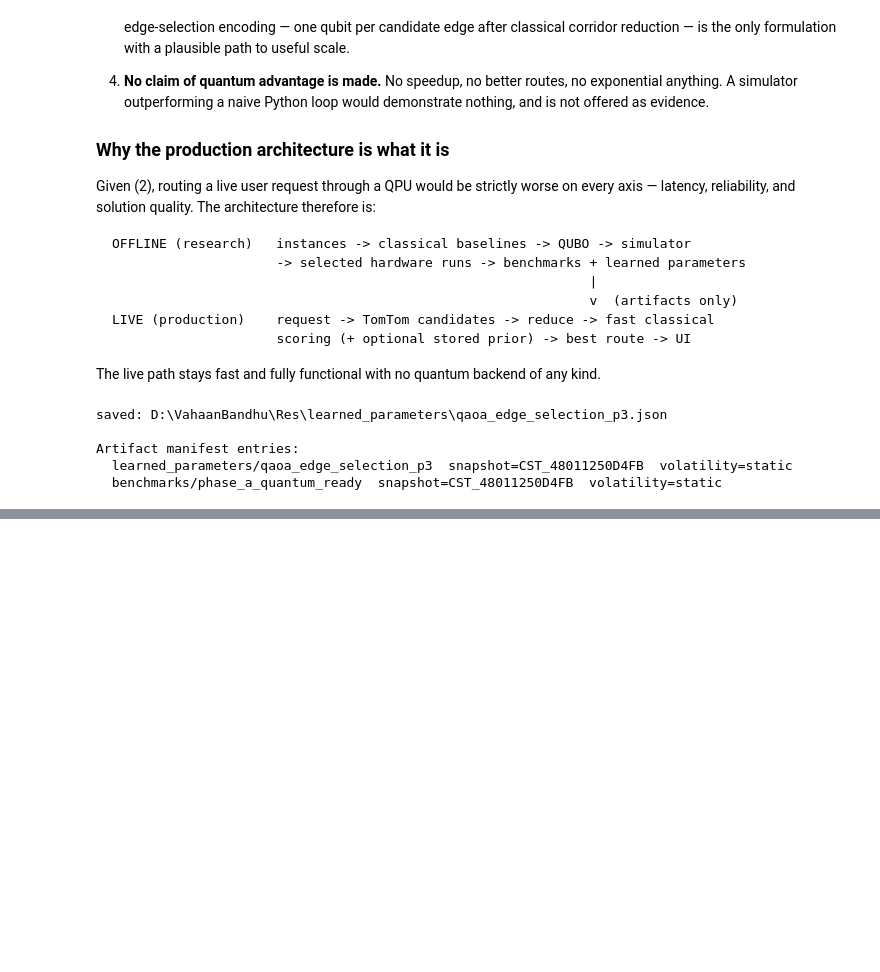
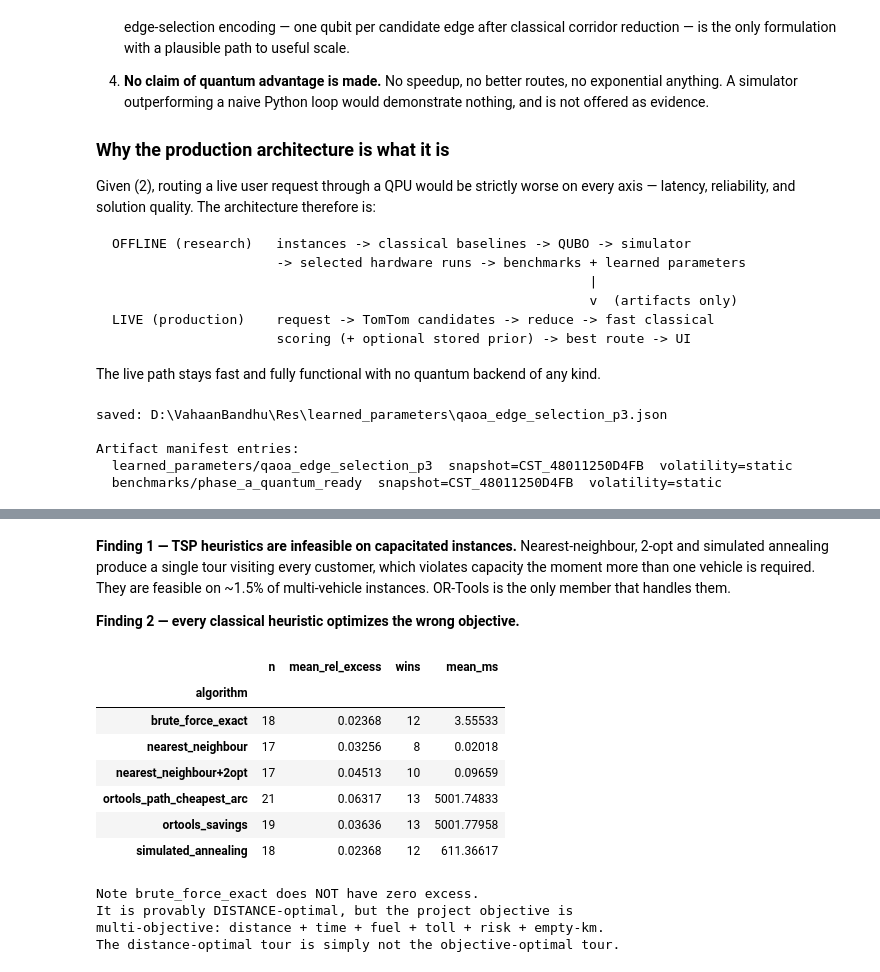
Before and after one commit to Niranjan1Praveen/VahaanBandhu, a Jupyter notebook: Research/route_optimization_classical_quantum.ipynb, the cells around one changed output, grey strips where cells are left out. Cells and saved outputs as stored; diff of their text form; code cells hidden in the pictures; blank space fills up the shorter version.

```diff
--- a/Research/route_optimization_classical_quantum.ipynb
+++ b/Research/route_optimization_classical_quantum.ipynb
@@ -916,0 +940,11 @@ Artifact manifest entries:
+# %%
+import pandas as pd, numpy as np, json
+pd.set_option("display.width", 220)
+
+survey = pd.read_csv(C.RES/"benchmarks"/"classical_survey.csv")
+print(f"{len(survey)} rows over {survey.instance_id.nunique()} instances")
+
+survey["multi"] = survey.n_vehicles > 1
+print("\nFEASIBILITY by solver and vehicle count:")
+display(pd.crosstab(survey.algorithm, survey.multi,
+                    values=survey.feasible, aggfunc="mean").round(3))
@@ -916,0 +963,34 @@ Artifact manifest entries:
+# %% [markdown]
+**Finding 1 — TSP heuristics are infeasible on capacitated instances.**
+Nearest-neighbour, 2-opt and simulated annealing produce a single tour visiting
+every customer, which violates capacity the moment more than one vehicle is
+required. They are feasible on ~1.5% of multi-vehicle instances. OR-Tools is the
+only member that handles them.
+
+**Finding 2 — every classical heuristic optimizes the wrong objective.**
+# %%
+sv = survey[(~survey.multi) & (survey.feasible)].copy()
+best = sv.groupby("instance_id").objective.min().rename("b")
+sv = sv.join(best, on="instance_id")
+sv["rel_excess"] = (sv.objective - sv.b) / sv.b
+display(sv.groupby("algorithm").agg(
+    n=("instance_id","nunique"), mean_rel_excess=("rel_excess","mean"),
+    wins=("rel_excess", lambda s: int((s < 1e-9).sum())),
+    mean_ms=("runtime_ms","mean")).round(5))
+print("\nNote brute_force_exact does NOT have zero excess.")
+print("It is provably DISTANCE-optimal, but the project objective is")
+print("multi-objective: distance + time + fuel + toll + risk + empty-km.")
+print("The distance-optimal tour is simply not the objective-optimal tour.")
+# %% [output]
+|  | n | mean_rel_excess | wins | mean_ms |
+| algorithm |  |  |  |  |
+| brute_force_exact | 18 | 0.02368 | 12 | 3.55533 |
+| nearest_neighbour | 17 | 0.03256 | 8 | 0.02018 |
+| nearest_neighbour+2opt | 17 | 0.04513 | 10 | 0.09659 |
+| ortools_path_cheapest_arc | 21 | 0.06317 | 13 | 5001.74833 |
+| ortools_savings | 19 | 0.03636 | 13 | 5001.77958 |
+| simulated_annealing | 18 | 0.02368 | 12 | 611.36617 |
+Note brute_force_exact does NOT have zero excess.
+It is provably DISTANCE-optimal, but the project objective is
+multi-objective: distance + time + fuel + toll + risk + empty-km.
+The distance-optimal tour is simply not the objective-optimal tour.
```
Also changed, not shown: parts of 39 cells of this notebook, 18 other files.
